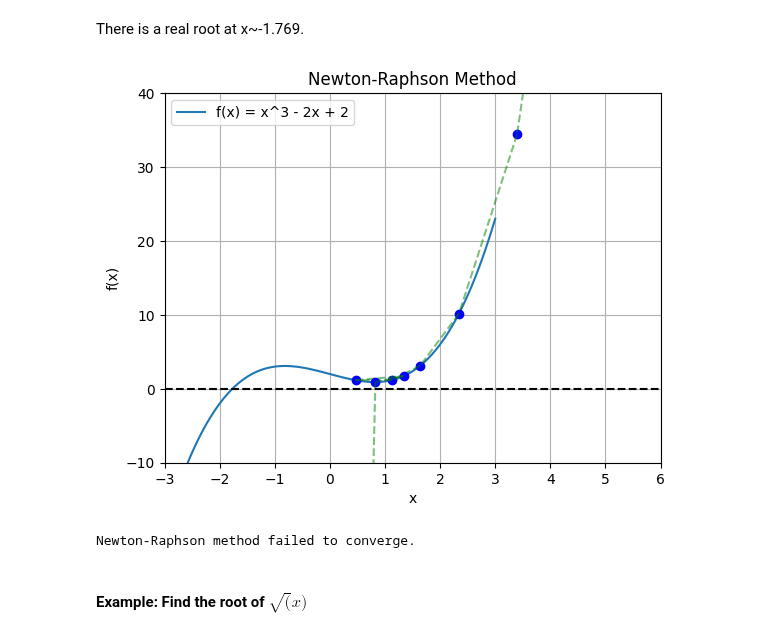
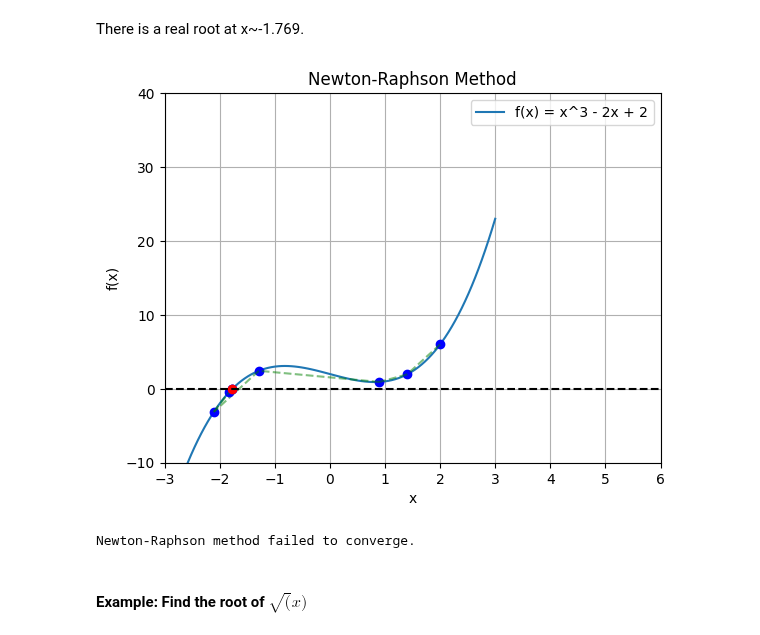
Before and after one commit to mwelland/ENGPHYS_3NM4, a Jupyter notebook: Root_finding_2.ipynb, the cells around one changed output. Drawn from its saved outputs; the diff is of its cells as text; code cells hidden in the pictures.

```diff
--- a/Root_finding_2.ipynb
+++ b/Root_finding_2.ipynb
@@ -73,37 +73,37 @@ def newton_raphson(f, df, x0, max_iter=8, tolerance=1e-6):
     x = x_new
   return None, guesses
 
-x0 = 5
+x0 = 2
 root, guesses = newton_raphson(f, df, x0)
 
 
 # Plot the function and the guesses
 x_vals = np.linspace(-3, 3, 100)
 y_vals = f(x_vals)
 plt.plot(x_vals, y_vals, label="f(x) = x^3 - 2x + 2")
 plt.xlabel("x")
 plt.ylabel("f(x)")
 plt.title("Newton-Raphson Method")
 
 for i, guess in enumerate(guesses):
   plt.plot(guess, f(guess), 'ro' if i == len(guesses) - 1 else 'bo')
   if i > 0:
     plt.plot([guesses[i-1], guess], [f(guesses[i-1]), f(guess)], 'g--', alpha=0.5)
 
 
 plt.axhline(0, color='black', linestyle='--')  # Add horizontal line at y=0
 plt.legend()
 plt.xlim([-3, 6]) # Set x-axis limits
 plt.ylim([-10, 40]) # Set y-axis limits
 plt.grid(True)
 plt.show()
 
 if root:
   print(f"Root found: {root:.6f}")
 else:
   print("Newton-Raphson method failed to converge.")
 # %% [output]
-[figure, old version]
+[figure, new version]
 Newton-Raphson method failed to converge.
 # %% [markdown]
 #### Example: Find the root of $\sqrt(x)$
```
Also changed, not shown: parts of 1 cell of this notebook.
